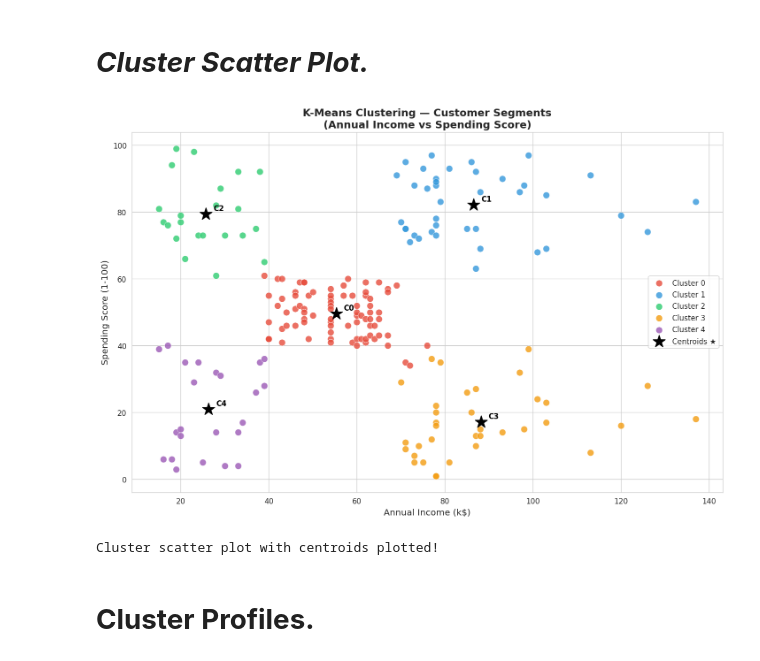
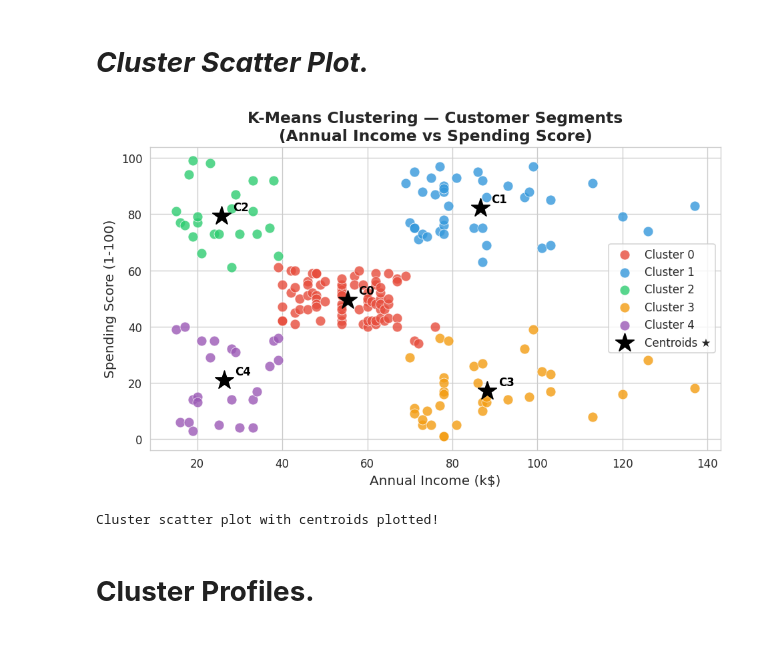
Before and after one commit to rubyat43/220143_K_Means_Clustering, a Jupyter notebook: 220143_K_Means_Clustering.ipynb, the cells around one changed output. Saved outputs shown, nothing was run; the diff lists cells and outputs as text; code cells hidden in the pictures.

```diff
--- a/220143_K_Means_Clustering.ipynb
+++ b/220143_K_Means_Clustering.ipynb
@@ -514,36 +517,36 @@ Customers per cluster:
 # %% [markdown]
 # ***Cluster Scatter Plot.***
 # %%
-plt.figure(figsize=(12, 8))
+plt.figure(figsize=(8, 5))
 
 cluster_colors = ['#e74c3c', '#3498db', '#2ecc71', '#f39c12', '#9b59b6']
 cluster_labels = ['Cluster 0', 'Cluster 1', 'Cluster 2', 'Cluster 3', 'Cluster 4']
 
 for i in range(optimal_k):
     mask = df['Cluster'] == i
     plt.scatter(df.loc[mask, 'Annual Income (k$)'],
                 df.loc[mask, 'Spending Score (1-100)'],
                 c=cluster_colors[i], label=cluster_labels[i],
                 s=80, alpha=0.8, edgecolors='white', linewidth=0.5)
 
 centroids_original = scaler.inverse_transform(kmeans.cluster_centers_)
 plt.scatter(centroids_original[:, 0], centroids_original[:, 1],
             s=300, c='black', marker='*', zorder=10, label='Centroids ★')
 
 for i, (x, y) in enumerate(centroids_original):
     plt.annotate(f'C{i}', (x, y), textcoords="offset points",
                  xytext=(10, 5), fontsize=10, fontweight='bold', color='black')
 
 plt.title('K-Means Clustering — Customer Segments\n(Annual Income vs Spending Score)',
           fontsize=14, fontweight='bold')
 plt.xlabel('Annual Income (k$)', fontsize=12)
 plt.ylabel('Spending Score (1-100)', fontsize=12)
 plt.legend(fontsize=10)
 plt.tight_layout()
 plt.show()
 print("Cluster scatter plot with centroids plotted!")
 # %% [output]
-[figure, old version]
+[figure, new version]
 Cluster scatter plot with centroids plotted!
 # %% [markdown]
 # **Cluster Profiles.**
```
Also changed, not shown: parts of 3 cells of this notebook.
